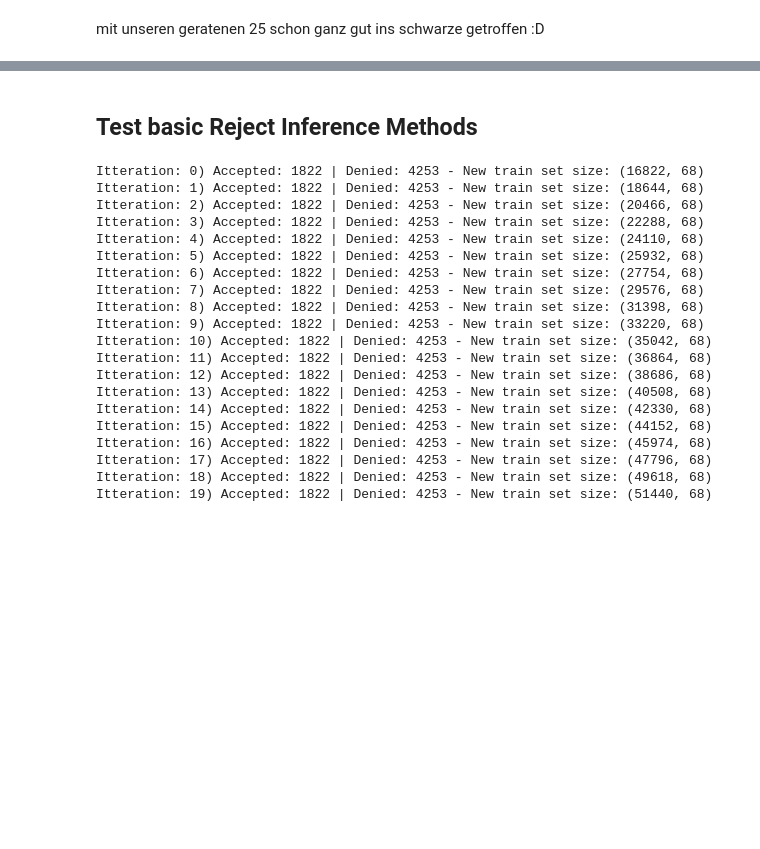
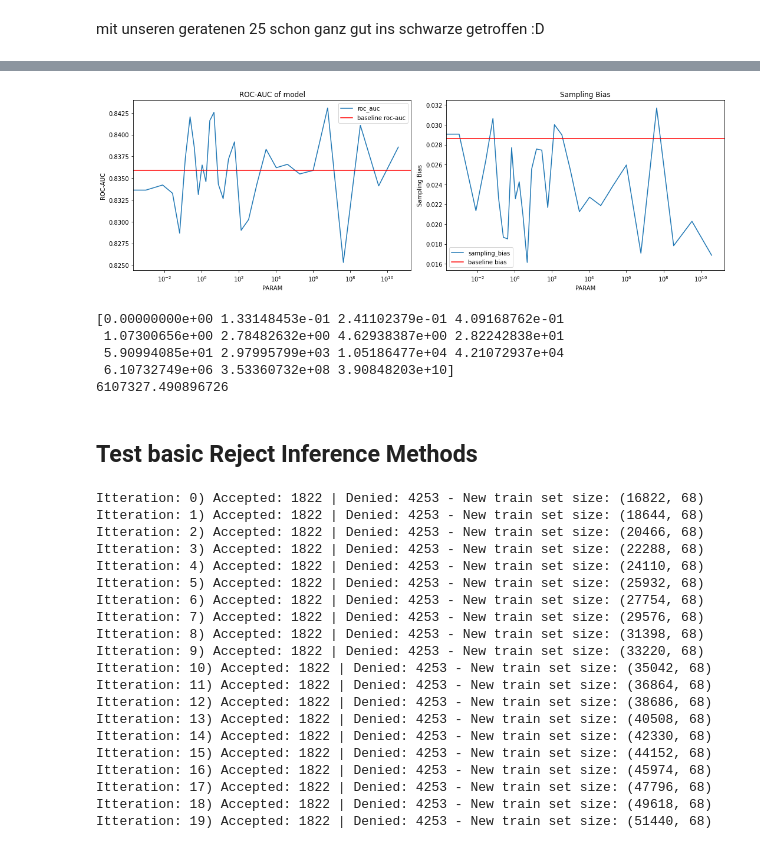
Before and after one commit to lukasvoege/reject-infer-autoencoder, a Jupyter notebook: notebooks/playground.ipynb, the cells around one changed output, grey strips where cells are left out. Drawn from its saved outputs; the diff is of its cells as text; code cells hidden in the pictures; blank space fills up the shorter version.

```diff
--- a/notebooks/playground.ipynb
+++ b/notebooks/playground.ipynb
@@ -283,3 +355,36 @@ mit unseren geratenen 25 schon ganz gut ins schwarze getroffen :D
+# %%
+
+# Plot Results
+x = test_values
+
+fig, axes = plt.subplots(nrows=1, ncols=2, figsize=(15, 5))
+axes[0].plot(x, roc_auc, label = 'roc_auc')
+axes[0].set_xscale('log')
+axes[0].axhline(y = baseline_roc_auc, color = 'r', label = 'baseline roc-auc')
+axes[0].legend()
+axes[0].set_title("ROC-AUC of model")
+axes[0].set_ylabel("ROC-AUC")
+axes[0].set_xlabel("PARAM")
+
+axes[1].plot(x, sampling_bias, label = 'sampling_bias')
+axes[1].set_xscale('log')
+axes[1].axhline(y = baseline_bias, color = 'r', label = 'baseline bias')
+axes[1].legend()
+axes[1].set_title("Sampling Bias")
+axes[1].set_ylabel("Sampling Bias")
+axes[1].set_xlabel("PARAM")
+fig.tight_layout()
+# %% [output]
+[figure, added]
+# %%
+print(test_values[roc_auc > baseline_roc_auc])
+print(test_values[roc_auc.index(max(roc_auc))])
+# %% [output]
+[0.00000000e+00 1.33148453e-01 2.41102379e-01 4.09168762e-01
+ 1.07300656e+00 2.78482632e+00 4.62938387e+00 2.82242838e+01
+ 5.90994085e+01 2.97995799e+03 1.05186477e+04 4.21072937e+04
+ 6.10732749e+06 3.53360732e+08 3.90848203e+10]
+6107327.490896726
 # %% [markdown]
 ## Test basic Reject Inference Methods
 # %%
```
Also changed, not shown: parts of 7 cells of this notebook, 1 other file.
